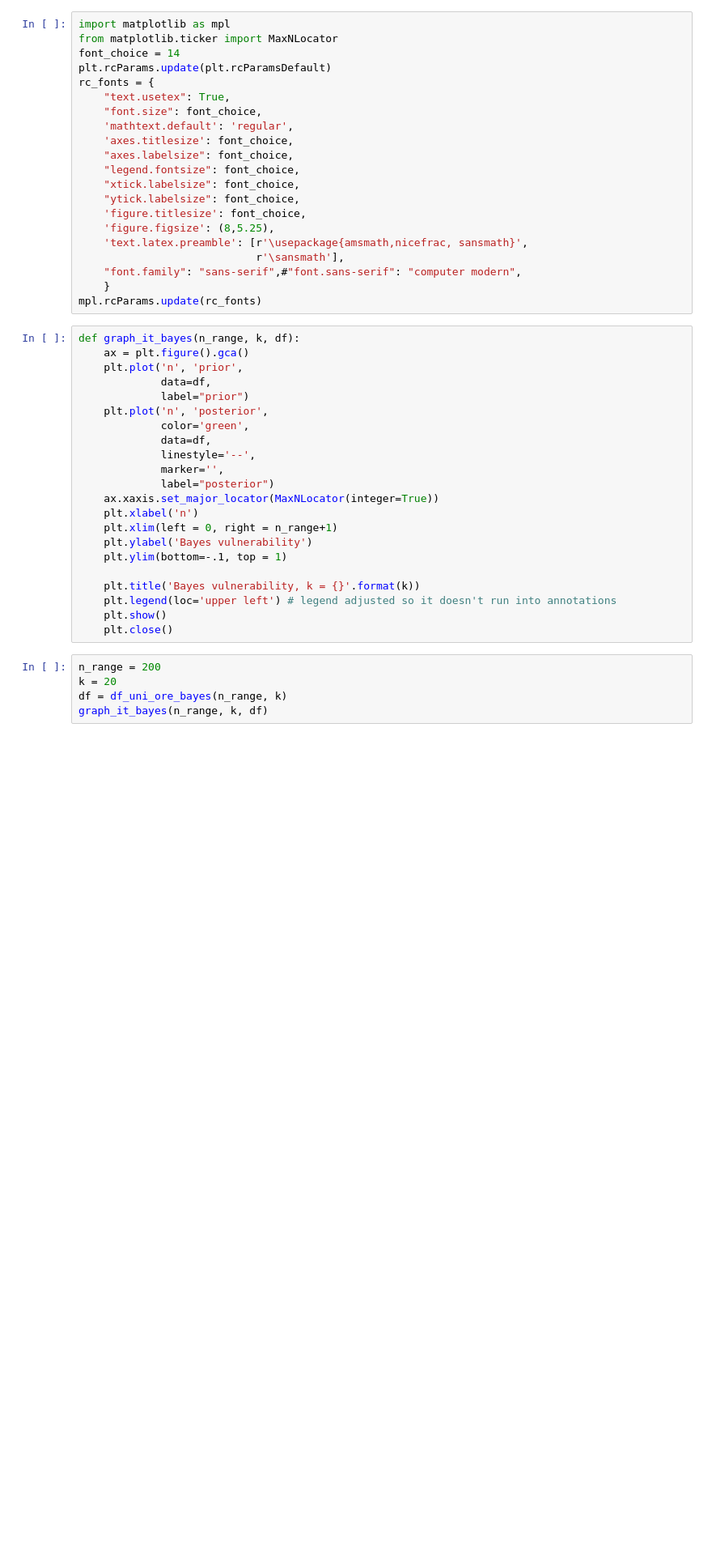
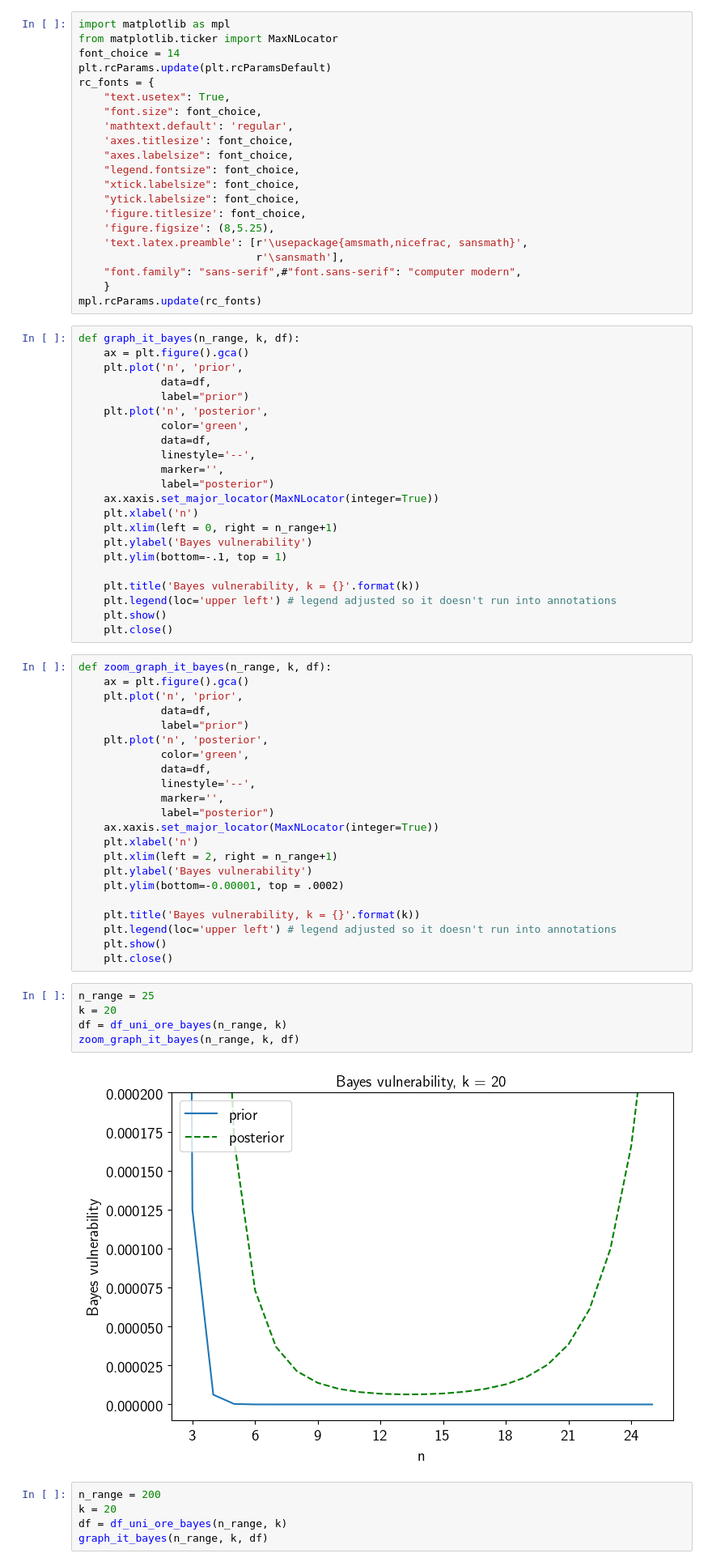
Before and after one commit to majk12/ore, a Jupyter notebook: ore_ideal_bayes.ipynb, the cells around one changed output. Shown at 81% size. Cells and saved outputs as stored; diff of their text form; blank space fills up the shorter version.

Commit message:
zoomed in graph where k = 20

```diff
--- a/ore_ideal_bayes.ipynb
+++ b/ore_ideal_bayes.ipynb
@@ -150,6 +152,35 @@ def graph_it_bayes(n_range, k, df):
     plt.legend(loc='upper left') # legend adjusted so it doesn't run into annotations
     plt.show()
     plt.close()
+# %%
+def zoom_graph_it_bayes(n_range, k, df):
+    ax = plt.figure().gca()
+    plt.plot('n', 'prior',
+             data=df,
+             label="prior")
+    plt.plot('n', 'posterior',
+             color='green',
+             data=df,
+             linestyle='--',
+             marker='',
+             label="posterior")
+    ax.xaxis.set_major_locator(MaxNLocator(integer=True))
+    plt.xlabel('n')
+    plt.xlim(left = 2, right = n_range+1)
+    plt.ylabel('Bayes vulnerability')
+    plt.ylim(bottom=-0.00001, top = .0002)
+
+    plt.title('Bayes vulnerability, k = {}'.format(k))
+    plt.legend(loc='upper left') # legend adjusted so it doesn't run into annotations
+    plt.show()
+    plt.close()
+# %%
+n_range = 25
+k = 20
+df = df_uni_ore_bayes(n_range, k)
+zoom_graph_it_bayes(n_range, k, df)
+# %% [output]
+[figure, added]
 # %%
 n_range = 200
 k = 20
```
Also changed, not shown: parts of 2 cells of this notebook.
